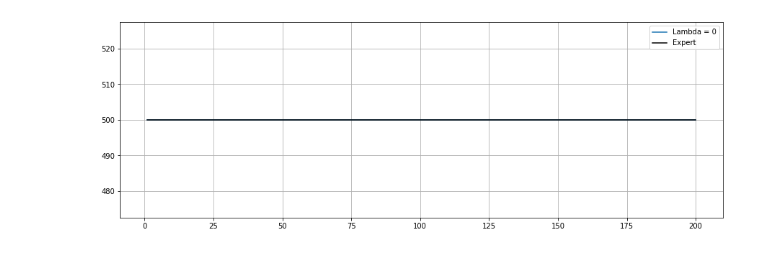
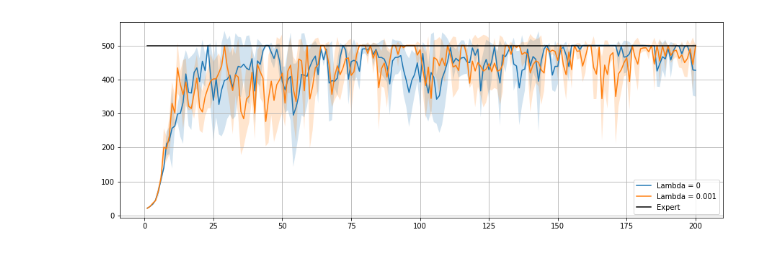
Before and after one commit to hcnoh/gail-pytorch, a Jupyter notebook: results.ipynb, the cells around one changed output. Saved outputs shown, nothing was run; the diff lists cells and outputs as text; code cells hidden in the pictures.

```diff
--- a/results.ipynb
+++ b/results.ipynb
@@ -6,34 +6,36 @@ import matplotlib.pyplot as plt
 # %%
 ckpt_path_list = [
     ".ckpts/CartPole-v1-0/",
+    ".ckpts/CartPole-v1-1/",
 ]
 label_list = [
     "Lambda = 0",
+    "Lambda = 0.001",
 ]
 
 plt.figure(figsize=[15, 5], facecolor="white")
 exp_results = []
 for i, ckpt_path in enumerate(ckpt_path_list):
     results = []
     for j in range(3):
         with open(ckpt_path + "results_%i.pkl" % j, "rb") as f:
             exp_result, result = pickle.load(f)
             exp_results.append(exp_result)
             results.append(result)
 
     results = np.array(results)
 
     plt.plot(range(1, results.shape[1] + 1), np.mean(results, axis=0), label=label_list[i])
     plt.fill_between(
         range(1, results.shape[1] + 1),
         np.mean(results, axis=0) - np.std(results, axis=0),
         np.mean(results, axis=0) + np.std(results, axis=0),
         alpha=.2
     )
 plt.plot(range(1, results.shape[1] + 1), results.shape[1] * [np.mean(exp_results)], label="Expert", color="black")
 
 plt.grid()
 plt.legend(loc='best')
 plt.show()
 # %% [output]
-[figure, old version]
+[figure, new version]
```
Also changed, not shown: parts of 2 cells of this notebook, 4 other files.
